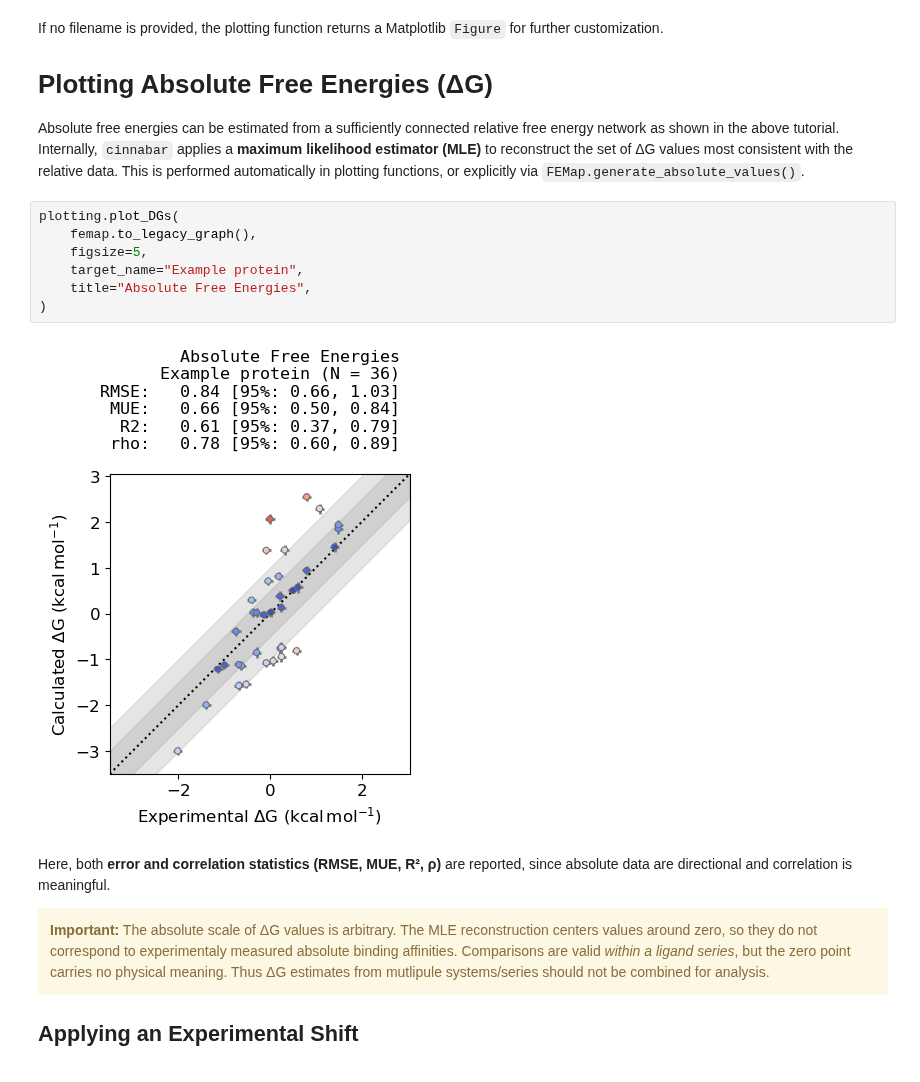
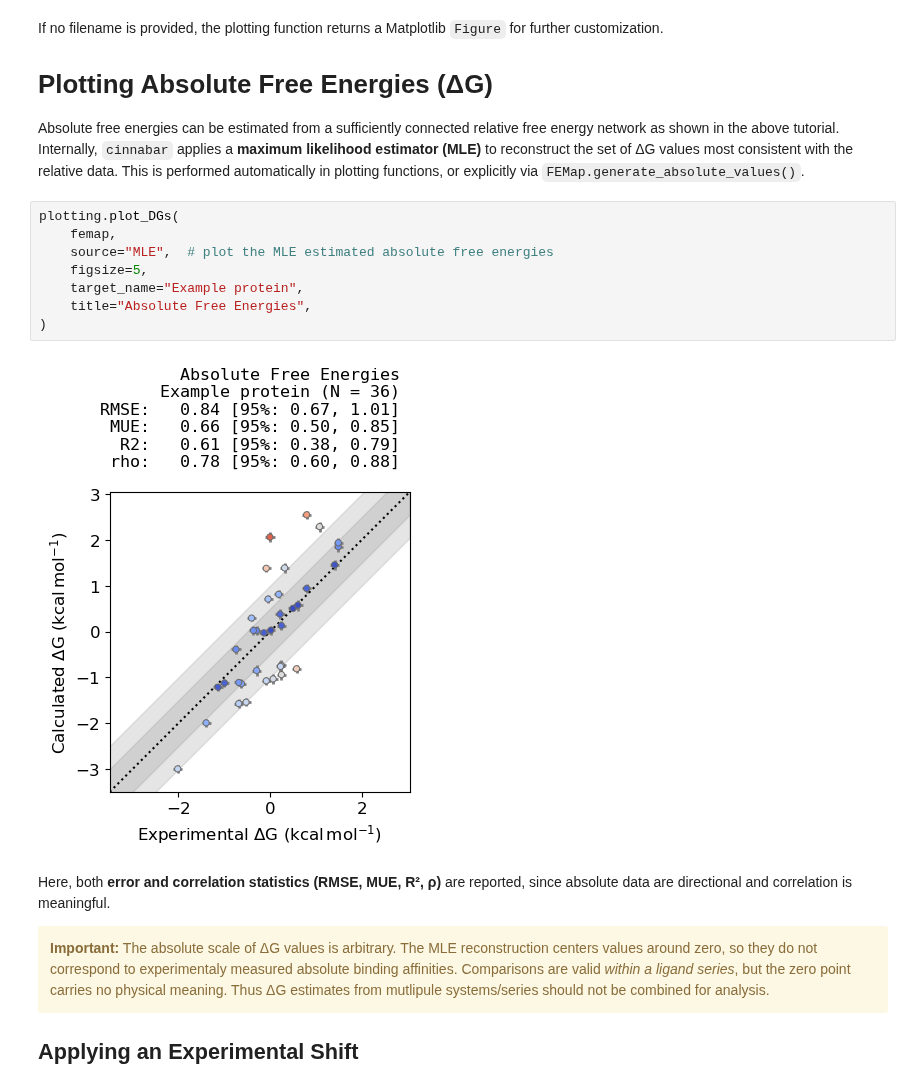
Before and after one commit to OpenFreeEnergy/cinnabar, a Jupyter notebook: examples/cinnabar-api.ipynb, the cells around one changed output. Drawn from its saved outputs; the diff is of its cells as text.

```diff
--- a/examples/cinnabar-api.ipynb
+++ b/examples/cinnabar-api.ipynb
@@ -322,13 +331,14 @@ If no filename is provided, the plotting function returns a Matplotlib ``Figure`
 Absolute free energies can be estimated from a sufficiently connected relative free energy network as shown in the above tutorial. Internally, ``cinnabar`` applies a **maximum likelihood estimator (MLE)** to reconstruct the set of ΔG values most consistent with the relative data. This is performed automatically in plotting functions, or explicitly via ``FEMap.generate_absolute_values()``.
 # %%
 plotting.plot_DGs(
-    femap.to_legacy_graph(),
+    femap,
+    source="MLE",  # plot the MLE estimated absolute free energies
     figsize=5,
     target_name="Example protein",
     title="Absolute Free Energies",
 )
 # %% [output]
-[figure, old version]
+[figure, new version]
 # %% [markdown]
 Here, both **error and correlation statistics (RMSE, MUE, R², ρ)** are reported, since absolute data are directional and correlation is meaningful.
 
```
Also changed, not shown: parts of 12 cells of this notebook, 7 other files.
